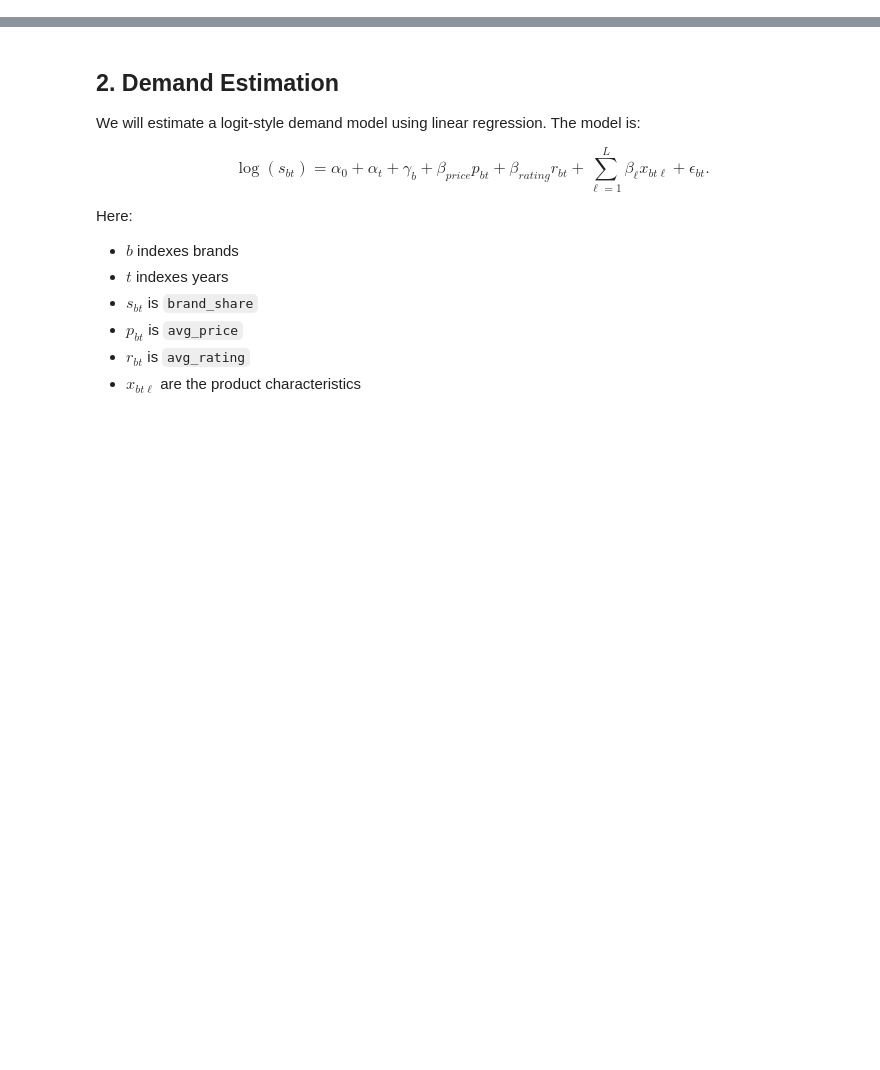
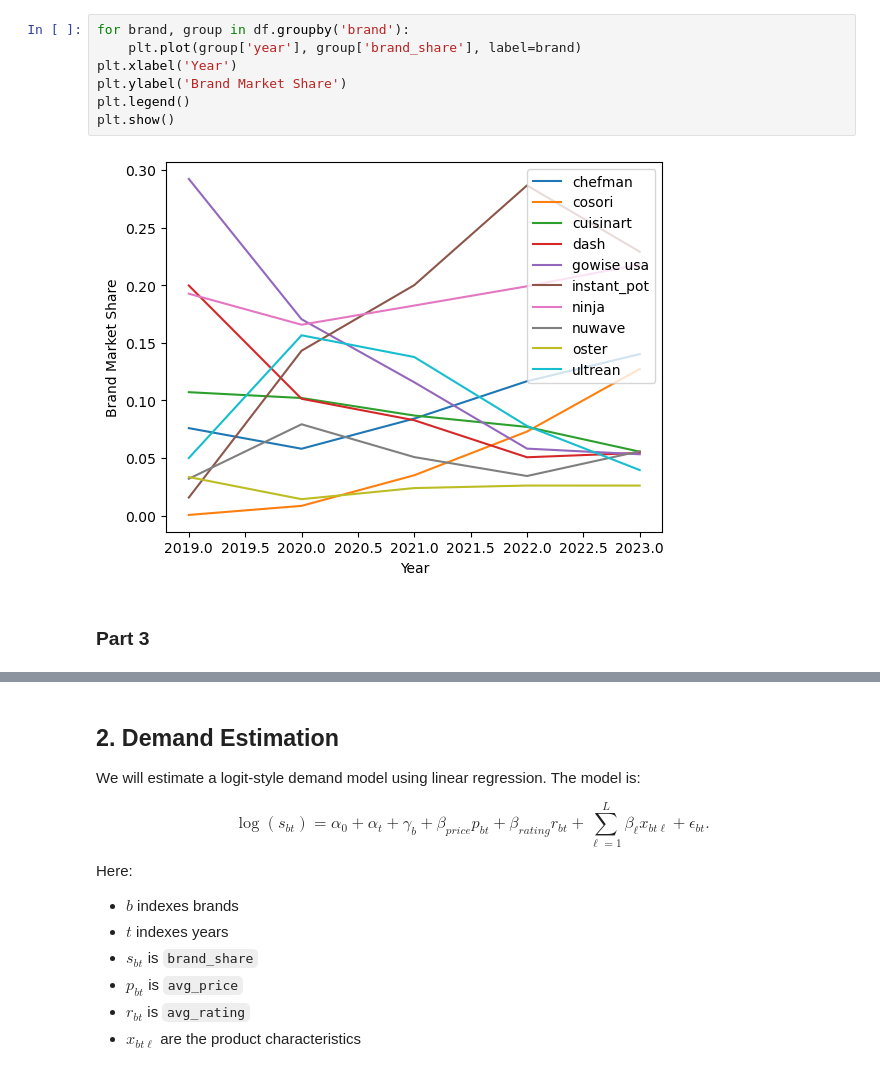
Before and after one commit to EfremE24/Demand-Estimation, a Jupyter notebook: Data_Scientist_Notebook.ipynb, the cells around one changed output, grey strips where cells are left out. Drawn from its saved outputs; the diff is of its cells as text; blank space fills up the shorter version.

```diff
--- a/Data_Scientist_Notebook.ipynb
+++ b/Data_Scientist_Notebook.ipynb
@@ -0,0 +129,11 @@
+# %%
+for brand, group in df.groupby('brand'):
+    plt.plot(group['year'], group['brand_share'], label=brand)
+plt.xlabel('Year')
+plt.ylabel('Brand Market Share')
+plt.legend()
+plt.show()
+# %% [output]
+[figure, added]
+# %% [markdown]
+### Part 3
```
Also changed, not shown: parts of 20 cells of this notebook.
